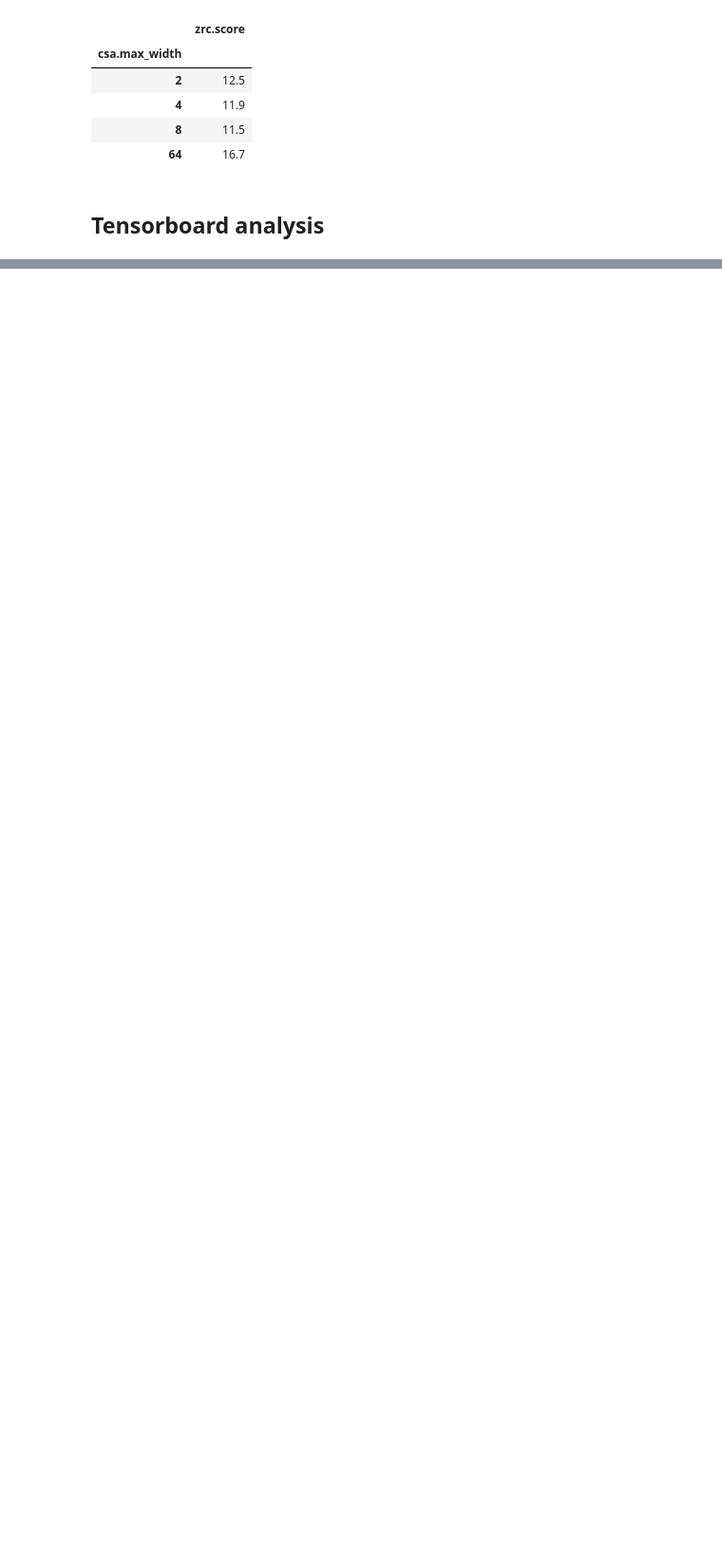
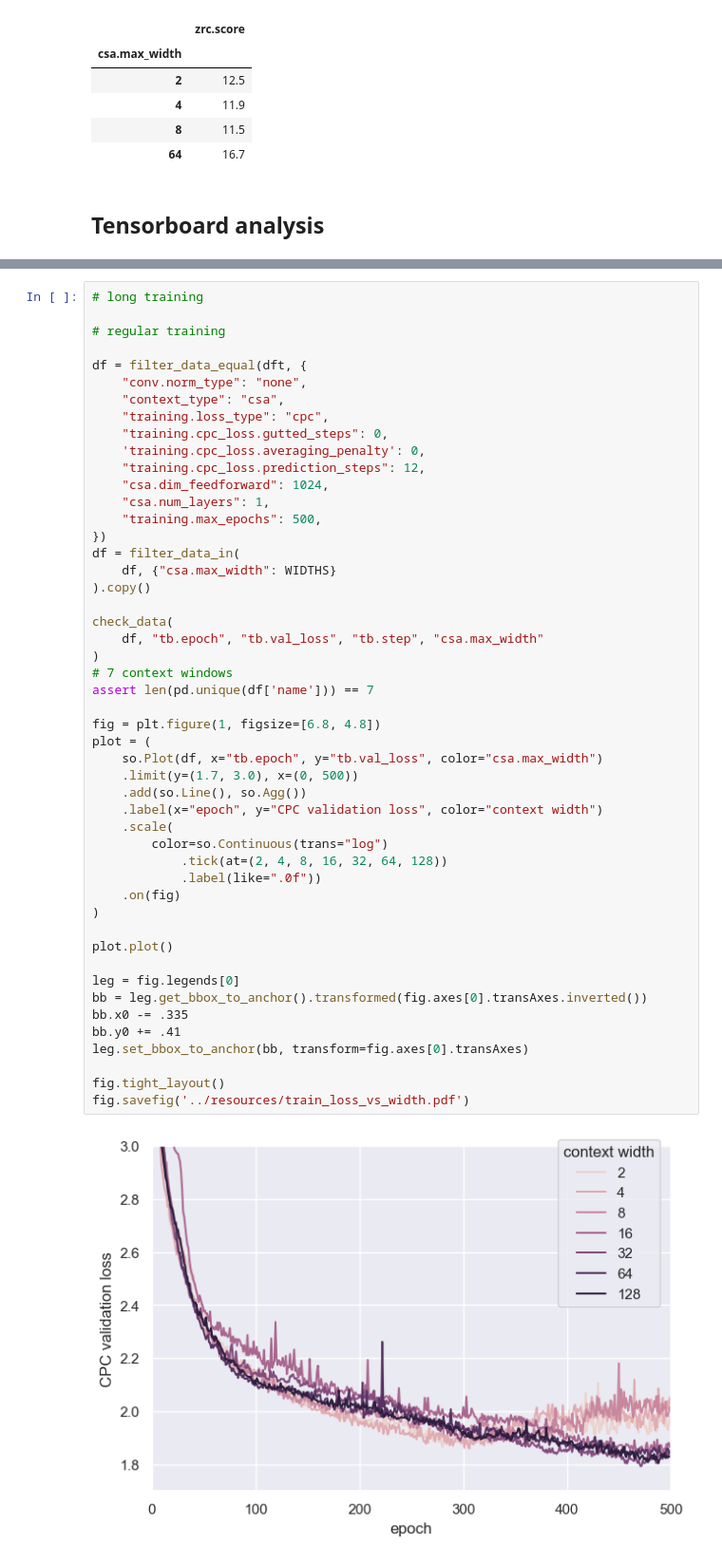
Before and after one commit to sdrobert/scpc, a Jupyter notebook: scripts/analyze.ipynb, the cells around one changed output, grey strips where cells are left out. Shown at 95% size. Drawn from its saved outputs; the diff is of its cells as text; blank space fills up the shorter version.

```diff
--- a/scripts/analyze.ipynb
+++ b/scripts/analyze.ipynb
@@ -444,0 +408,51 @@ fig.savefig('../resources/train_loss_vs_width.pdf')
+# %%
+# long training
+
+# regular training
+
+df = filter_data_equal(dft, {
+    "conv.norm_type": "none",
+    "context_type": "csa",
+    "training.loss_type": "cpc",
+    "training.cpc_loss.gutted_steps": 0,
+    'training.cpc_loss.averaging_penalty': 0,
+    "training.cpc_loss.prediction_steps": 12,
+    "csa.dim_feedforward": 1024,
+    "csa.num_layers": 1,
+    "training.max_epochs": 500,
+})
+df = filter_data_in(
+    df, {"csa.max_width": WIDTHS}
+).copy()
+
+check_data(
+    df, "tb.epoch", "tb.val_loss", "tb.step", "csa.max_width"
+)
+# 7 context windows
+assert len(pd.unique(df['name'])) == 7
+
+fig = plt.figure(1, figsize=[6.8, 4.8])
+plot = (
+    so.Plot(df, x="tb.epoch", y="tb.val_loss", color="csa.max_width")
+    .limit(y=(1.7, 3.0), x=(0, 500))
+    .add(so.Line(), so.Agg())
+    .label(x="epoch", y="CPC validation loss", color="context width")
+    .scale(
+        color=so.Continuous(trans="log")
+            .tick(at=(2, 4, 8, 16, 32, 64, 128))
+            .label(like=".0f"))
+    .on(fig)
+)
+
+plot.plot()
+
+leg = fig.legends[0]
+bb = leg.get_bbox_to_anchor().transformed(fig.axes[0].transAxes.inverted())
+bb.x0 -= .335
+bb.y0 += .41
+leg.set_bbox_to_anchor(bb, transform=fig.axes[0].transAxes)
+
+fig.tight_layout()
+fig.savefig('../resources/train_loss_vs_width.pdf')
+# %% [output]
+[figure, added]
```
Also changed, not shown: parts of 10 cells of this notebook, 4 other files.
